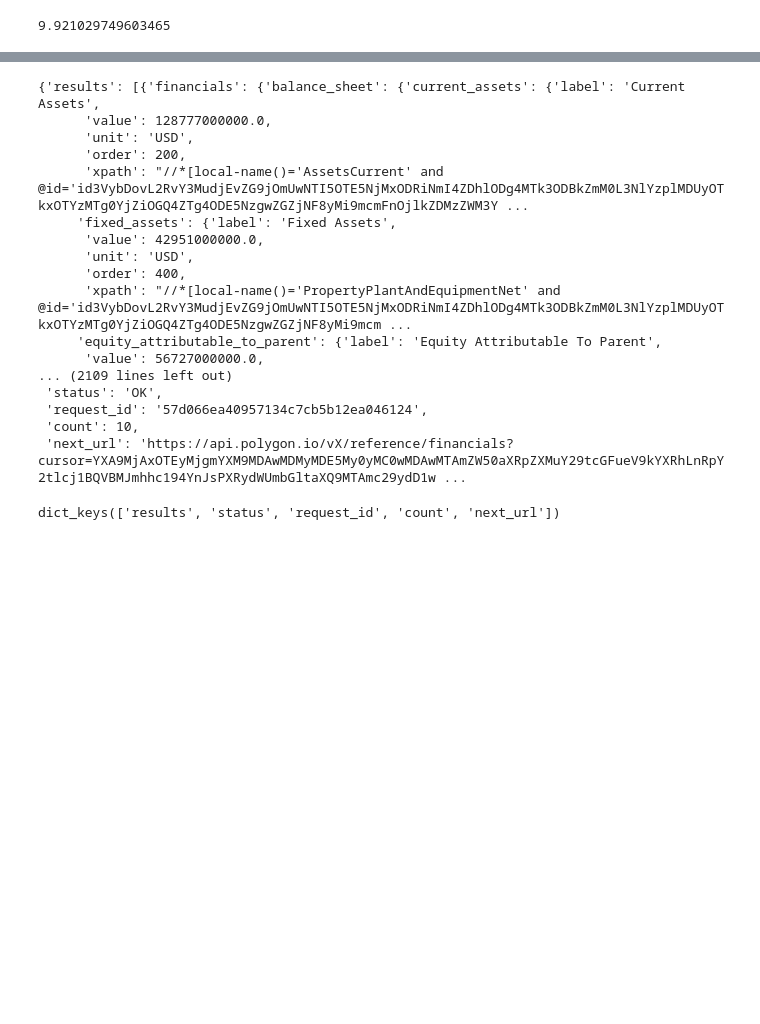
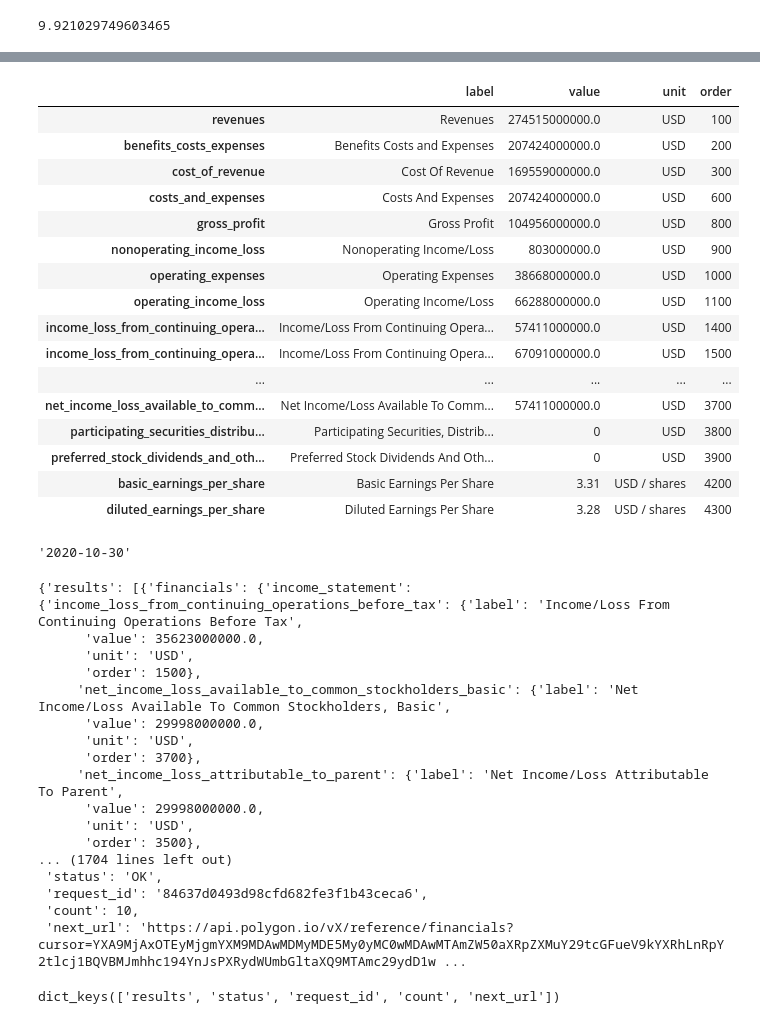
Before and after one commit to jeremywilliamtanzer/stock-score-card-project-repo, a Jupyter notebook: notebooks/polygon.ipynb, the cells around one changed output, grey strips where cells are left out. Saved outputs shown, nothing was run; the diff lists cells and outputs as text; code cells hidden in the pictures; blank space fills up the shorter version.

```diff
--- a/notebooks/polygon.ipynb
+++ b/notebooks/polygon.ipynb
@@ -138,0 +139,8 @@ for i in results.close[60:].index:
+# %%
+ticker = 'AAPL'
+api_key = 'rW1fMPt5T8N4lrq6J4HM58LKZj1VBoPl'
+url = 'https://api.polygon.io/vX/reference/financials?ticker=AAPL&period_of_report_date.lte=2020-12-31&timeframe=annual&include_sources=false&apiKey=rW1fMPt5T8N4lrq6J4HM58LKZj1VBoPl'
+
+fundamentals_yearly_2020 = requests.get(url).json()
+
+fundamentals_yearly_2020
@@ -139,27 +165,51 @@ for i in results.close[60:].index:
+# %%
+pd.DataFrame.from_dict(fundamentals_yearly_2020['results'][0]['financials']['income_statement']).T.sort_values(by = 'order')
+# %% [output]
+|  | label | value | unit | order |
+| revenues | Revenues | 274515000000.0 | USD | 100 |
+| benefits_costs_expenses | Benefits Costs and Expenses | 207424000000.0 | USD | 200 |
+| cost_of_revenue | Cost Of Revenue | 169559000000.0 | USD | 300 |
+| costs_and_expenses | Costs And Expenses | 207424000000.0 | USD | 600 |
+| gross_profit | Gross Profit | 104956000000.0 | USD | 800 |
+| nonoperating_income_loss | Nonoperating Income/Loss | 803000000.0 | USD | 900 |
+| operating_expenses | Operating Expenses | 38668000000.0 | USD | 1000 |
+| operating_income_loss | Operating Income/Loss | 66288000000.0 | USD | 1100 |
+| income_loss_from_continuing_opera... | Income/Loss From Continuing Opera... | 57411000000.0 | USD | 1400 |
+| income_loss_from_continuing_opera... | Income/Loss From Continuing Opera... | 67091000000.0 | USD | 1500 |
+| ... | ... | ... | ... | ... |
+| net_income_loss_available_to_comm... | Net Income/Loss Available To Comm... | 57411000000.0 | USD | 3700 |
+| participating_securities_distribu... | Participating Securities, Distrib... | 0 | USD | 3800 |
+| preferred_stock_dividends_and_oth... | Preferred Stock Dividends And Oth... | 0 | USD | 3900 |
+| basic_earnings_per_share | Basic Earnings Per Share | 3.31 | USD / shares | 4200 |
+| diluted_earnings_per_share | Diluted Earnings Per Share | 3.28 | USD / shares | 4300 |
+# %%
+fundamentals_yearly_2020['results'][0]['filing_date']
+# %% [output]
+'2020-10-30'
 # %%
 ticker = 'AAPL'
 api_key = 'rW1fMPt5T8N4lrq6J4HM58LKZj1VBoPl'
-url = 'https://api.polygon.io/vX/reference/financials?ticker=' + ticker + '&timeframe=quarterly&include_sources=true&apiKey=' + api_key
+url = 'https://api.polygon.io/vX/reference/financials?ticker=' + ticker + '&timeframe=yearly&include_sources=false&apiKey=' + api_key
 
 fundamentals = requests.get(url).json()
 
 fundamentals
 # %% [output]
-{'results': [{'financials': {'balance_sheet': {'current_assets': {'label': 'Current Assets',
-      'value': 128777000000.0,
+{'results': [{'financials': {'income_statement': {'income_loss_from_continuing_operations_before_tax': {'label': 'Income/Loss From Continuing Operations Before Tax',
+      'value': 35623000000.0,
       'unit': 'USD',
-      'order': 200,
-      'xpath': "//*[local-name()='AssetsCurrent' and @id='id3VybDovL2RvY3MudjEvZG9jOmUwNTI5OTE5NjMxODRiNmI4ZDhlODg4MTk3ODBkZmM0L3NlYzplMDUyOTkxOTYzMTg0YjZiOGQ4ZTg4ODE5NzgwZGZjNF8yMi9mcmFnOjlkZDMzZWM3Y ...
-     'fixed_assets': {'label': 'Fixed Assets',
-      'value': 42951000000.0,
+      'order': 1500},
+     'net_income_loss_available_to_common_stockholders_basic': {'label': 'Net Income/Loss Available To Common Stockholders, Basic',
+      'value': 29998000000.0,
       'unit': 'USD',
-      'order': 400,
-      'xpath': "//*[local-name()='PropertyPlantAndEquipmentNet' and @id='id3VybDovL2RvY3MudjEvZG9jOmUwNTI5OTE5NjMxODRiNmI4ZDhlODg4MTk3ODBkZmM0L3NlYzplMDUyOTkxOTYzMTg0YjZiOGQ4ZTg4ODE5NzgwZGZjNF8yMi9mcm ...
-     'equity_attributable_to_parent': {'label': 'Equity Attributable To Parent',
-      'value': 56727000000.0,
-... (2109 lines left out)
+      'order': 3700},
+     'net_income_loss_attributable_to_parent': {'label': 'Net Income/Loss Attributable To Parent',
+      'value': 29998000000.0,
+      'unit': 'USD',
+      'order': 3500},
+... (1704 lines left out)
  'status': 'OK',
- 'request_id': '57d066ea40957134c7cb5b12ea046124',
+ 'request_id': '84637d0493d98cfd682fe3f1b43ceca6',
  'count': 10,
  'next_url': 'https://api.polygon.io/vX/reference/financials?cursor=YXA9MjAxOTEyMjgmYXM9MDAwMDMyMDE5My0yMC0wMDAwMTAmZW50aXRpZXMuY29tcGFueV9kYXRhLnRpY2tlcj1BQVBMJmhhc194YnJsPXRydWUmbGltaXQ9MTAmc29ydD1w ...
 # %%
```
Also changed, not shown: parts of 16 cells of this notebook, 2 other files.
